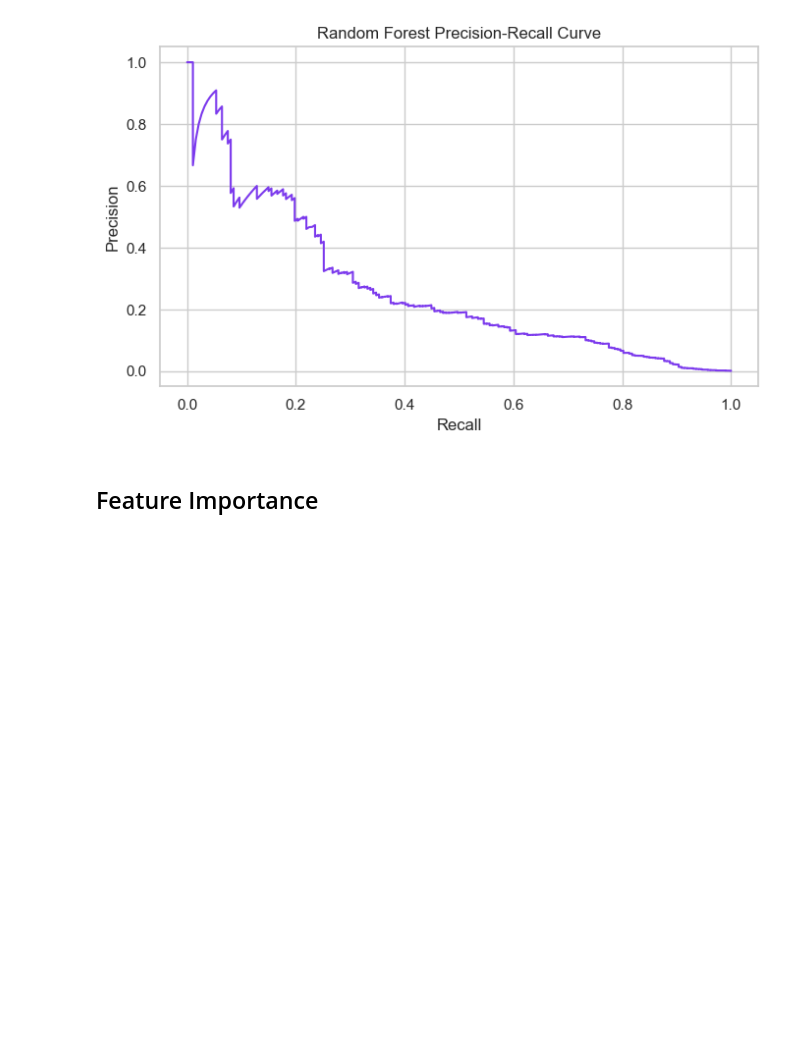
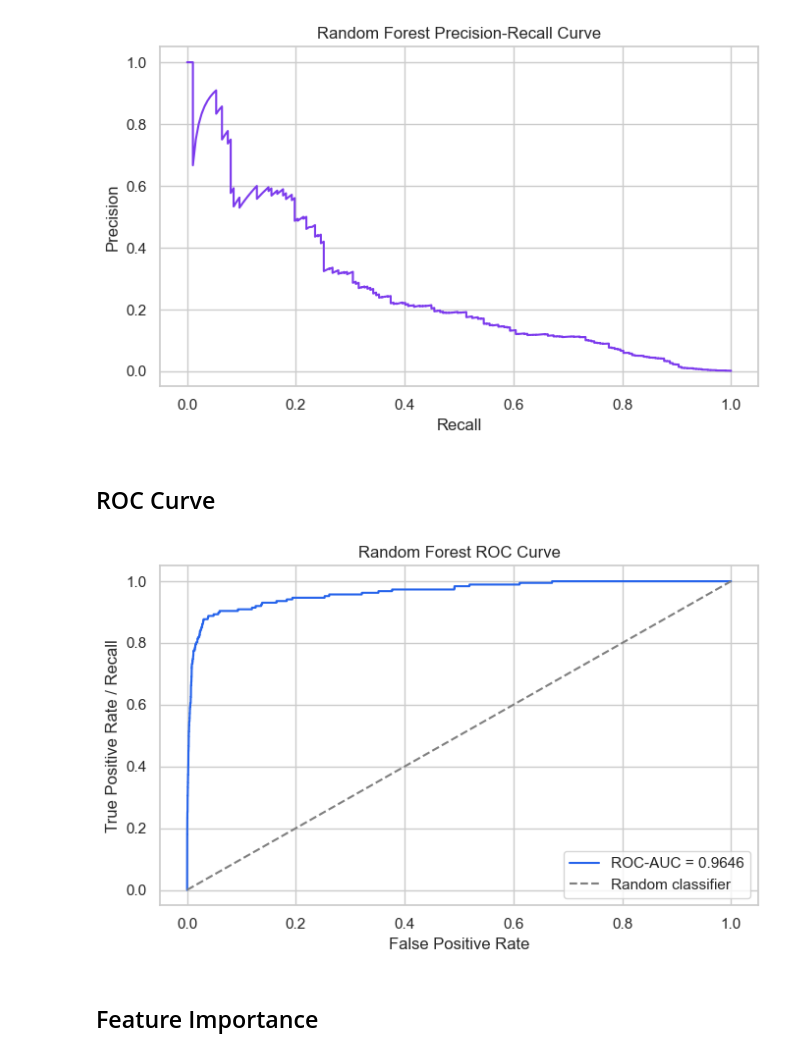
Before and after one commit to chen123893/Big-Data-Project, a Jupyter notebook: notebooks/03_random_forest_model.ipynb, the cells around one changed output. Saved outputs shown, nothing was run; the diff lists cells and outputs as text; code cells hidden in the pictures; blank space fills up the shorter version.

Commit message:
add roc curve graph

```diff
--- a/notebooks/03_random_forest_model.ipynb
+++ b/notebooks/03_random_forest_model.ipynb
@@ -326,6 +327,23 @@ fig.savefig(FIGURE_DIR / "model_random_forest_precision_recall_curve.png", dpi=1
 plt.show()
 # %% [output]
 [figure]
+# %% [markdown]
+## ROC Curve
+# %%
+false_positive_rate, true_positive_rate, roc_thresholds = roc_curve(y_test, y_score)
+
+fig, ax = plt.subplots(figsize=(7, 4.5))
+ax.plot(false_positive_rate, true_positive_rate, color="#2563eb", label=f"ROC-AUC = {roc_auc_score(y_test, y_score):.4f}")
+ax.plot([0, 1], [0, 1], linestyle="--", color="gray", label="Random classifier")
+ax.set_title("Random Forest ROC Curve")
+ax.set_xlabel("False Positive Rate")
+ax.set_ylabel("True Positive Rate / Recall")
+ax.legend(loc="lower right")
+fig.tight_layout()
+fig.savefig(FIGURE_DIR / "model_random_forest_roc_curve.png", dpi=160, bbox_inches="tight")
+plt.show()
+# %% [output]
+[figure, added]
 # %% [markdown]
 ## Feature Importance
 # %%
```
Also changed, not shown: parts of 1 cell of this notebook.
